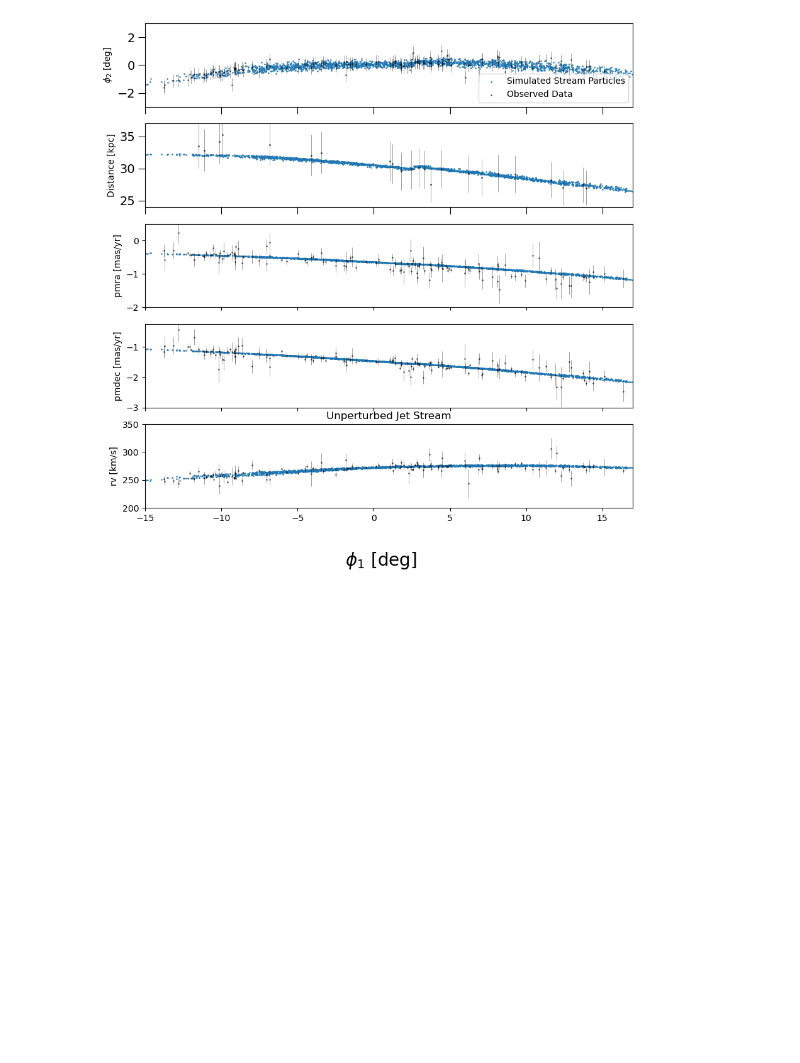
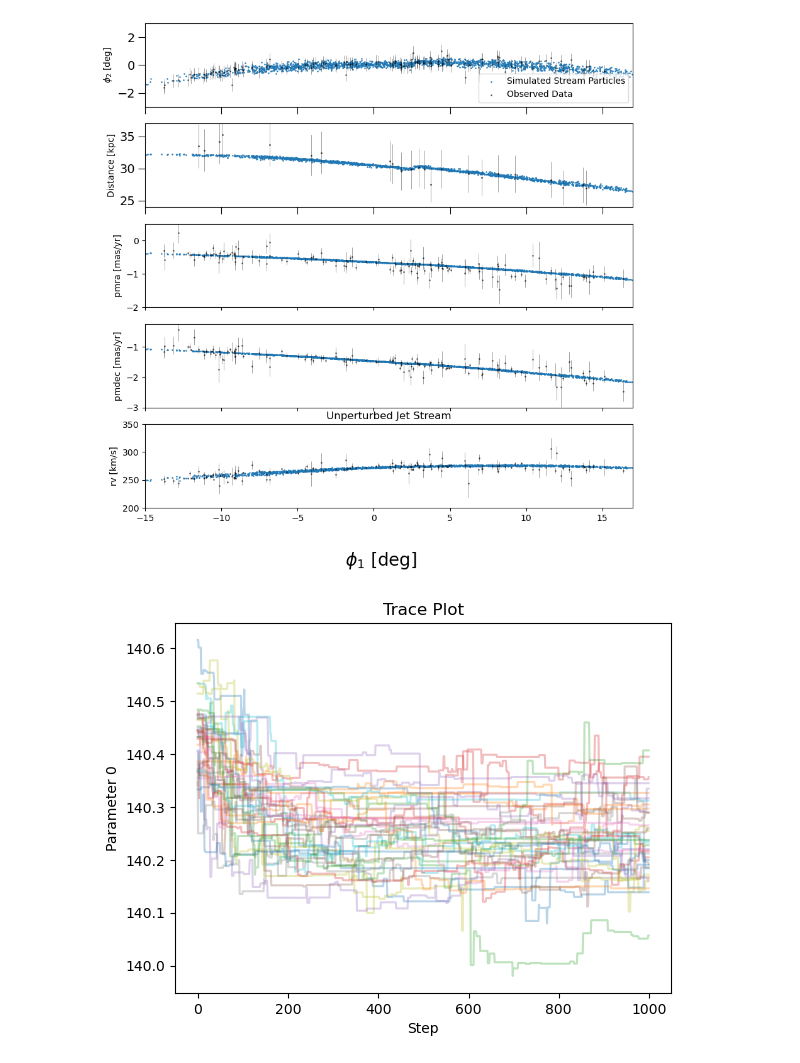
Before and after one commit to shriy-stars/jet_setting_2026-7, a Jupyter notebook: jet_progenitor_fit.ipynb, the cells around one changed output. Drawn from its saved outputs; the diff is of its cells as text; code cells hidden in the pictures; blank space fills up the shorter version.

Commit message:
adding chains plot

```diff
--- a/jet_progenitor_fit.ipynb
+++ b/jet_progenitor_fit.ipynb
@@ -336,3 +336,15 @@ ax[0].legend(loc = 'lower right')
 fig.savefig('jet_mcmc_1.pdf')
 # %% [output]
 [figure]
+# %%
+chain = sampler.get_chain()
+# shape: (n_steps, n_walkers, n_dim)
+param_index = 0  # which parameter
+plt.figure()
+plt.plot(chain[:, :, param_index], alpha=0.3)
+plt.xlabel("Step")
+plt.ylabel("Parameter 0")
+plt.title("Trace Plot")
+plt.show()
+# %% [output]
+[figure, added]
```
Also changed, not shown: parts of 1 cell of this notebook, 1 other file.
